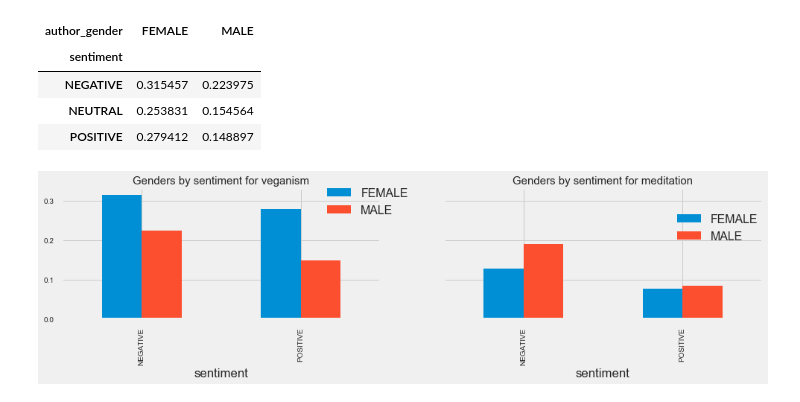
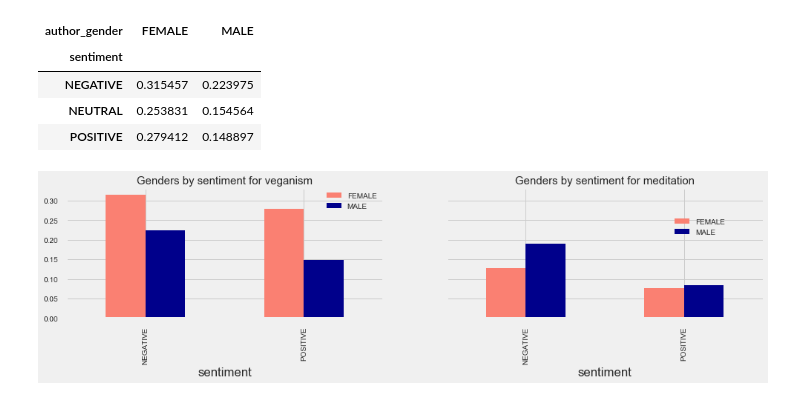
Before and after one commit to Firas11993/ada2017, a Jupyter notebook: Project/Project.ipynb, the cells around one changed output. Saved outputs shown, nothing was run; the diff lists cells and outputs as text; code cells hidden in the pictures.

Commit message:
color change

```diff
--- a/Project/Project.ipynb
+++ b/Project/Project.ipynb
@@ -849,16 +849,16 @@ grouped_vegan_gender
 # %%
 fig, axes = plt.subplots(1,2, figsize=(15,3),sharey=True)
 
 titles=['Genders by sentiment for veganism','Genders by sentiment for meditation']
-grouped_vegan_gender.drop('NEUTRAL',axis=0).plot.bar(ax=axes[0],title=titles[0],fontsize=10,color=['pink','blue'])
-grouped_medit_gender.drop('NEUTRAL',axis=0).plot.bar(ax=axes[1],title=titles[1],fontsize=10)
+grouped_vegan_gender.drop('NEUTRAL',axis=0).plot.bar(ax=axes[0],title=titles[0],fontsize=10,color=['salmon','darkblue'])
+grouped_medit_gender.drop('NEUTRAL',axis=0).plot.bar(ax=axes[1],title=titles[1],fontsize=10,color=['salmon','darkblue'])
 axes[0].title.set_size(15)
 
 axes[1].title.set_size(15)
-plt.style.use('fivethirtyeight')
+plt.style.use('seaborn')
 axes[0].legend(loc='center left', bbox_to_anchor=(.8, .9))
 axes[1].legend(loc='center left', bbox_to_anchor=(.7, .7))
 
 plt.show()
 # %% [output]
-[figure, old version]
+[figure, new version]
```
